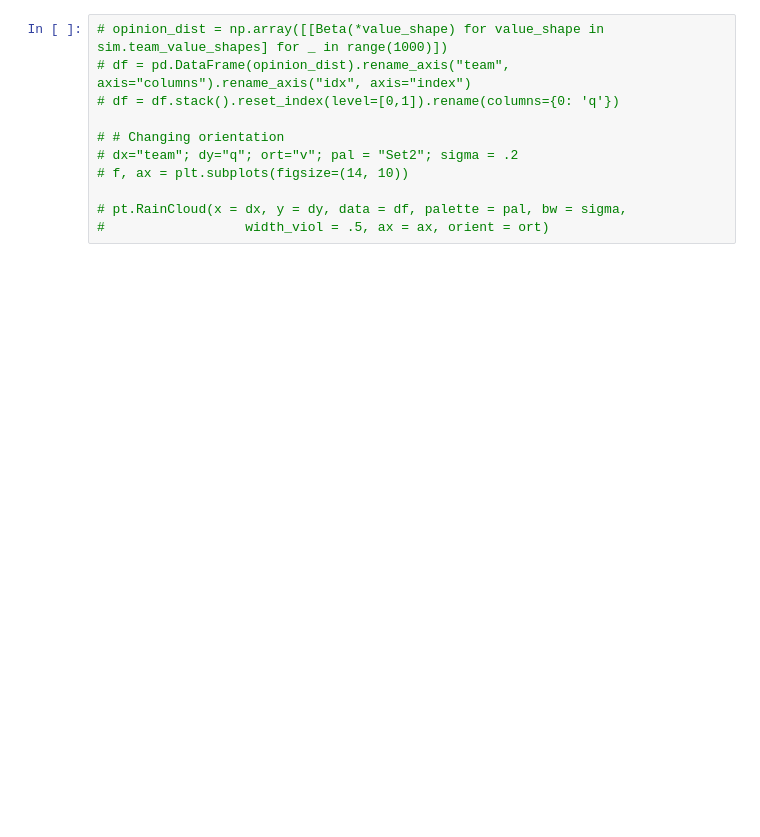
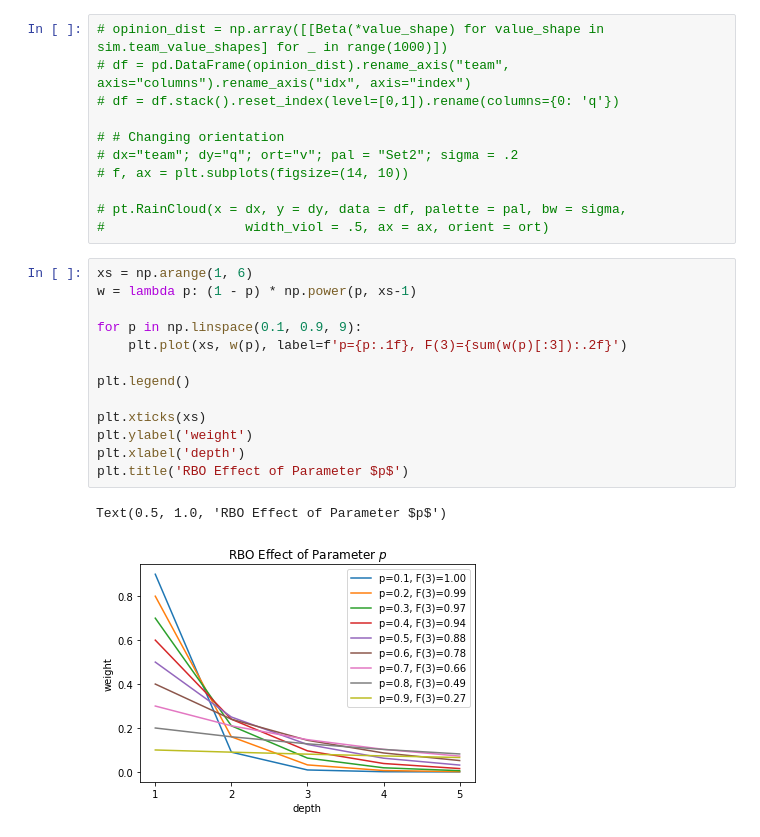
Before and after one commit to smh3005/Ranking-RL-Project, a Jupyter notebook: sim_plotting.ipynb, the cells around one changed output. Saved outputs shown, nothing was run; the diff lists cells and outputs as text; blank space fills up the shorter version.

```diff
--- a/sim_plotting.ipynb
+++ b/sim_plotting.ipynb
@@ -75,3 +78,19 @@ plt.legend()
 
 # pt.RainCloud(x = dx, y = dy, data = df, palette = pal, bw = sigma,
 #                  width_viol = .5, ax = ax, orient = ort)
+# %%
+xs = np.arange(1, 6)
+w = lambda p: (1 - p) * np.power(p, xs-1)
+
+for p in np.linspace(0.1, 0.9, 9):
+    plt.plot(xs, w(p), label=f'p={p:.1f}, F(3)={sum(w(p)[:3]):.2f}')
+
+plt.legend()
+
+plt.xticks(xs)
+plt.ylabel('weight')
+plt.xlabel('depth')
+plt.title('RBO Effect of Parameter $p$')
+# %% [output]
+Text(0.5, 1.0, 'RBO Effect of Parameter $p$')
+[figure, added]
```
Also changed, not shown: parts of 3 cells of this notebook, 9 other files.
